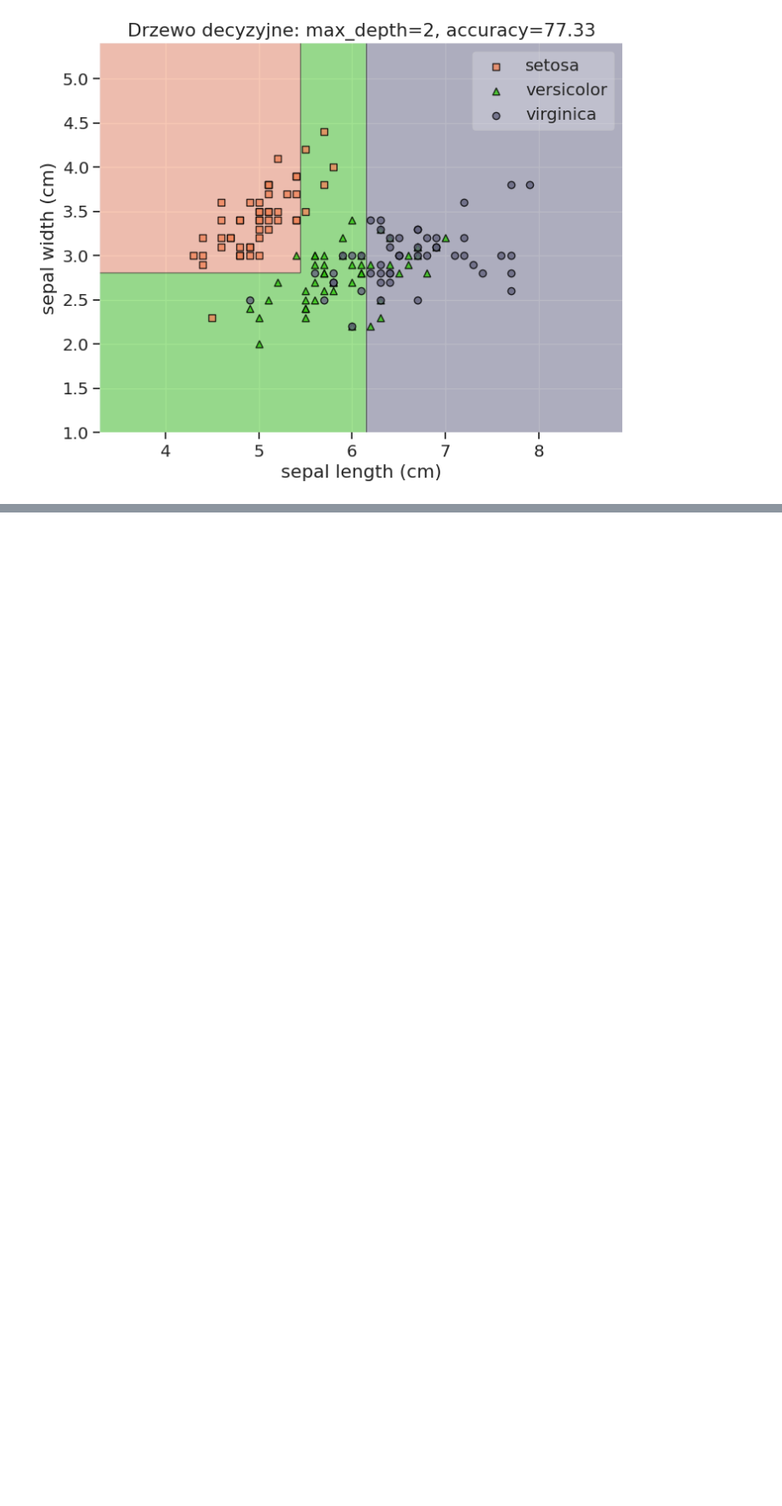
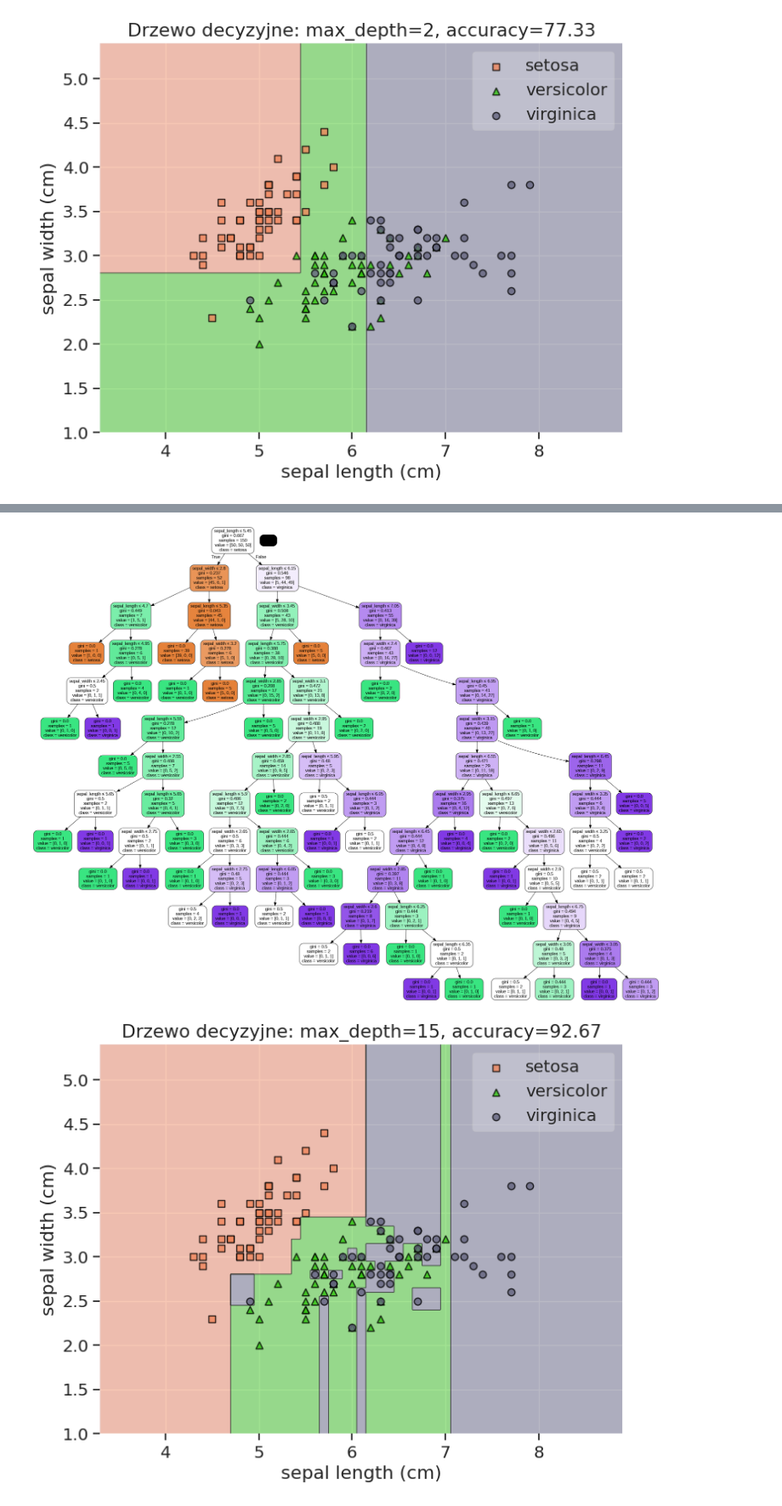
Before and after one commit to pawel-kowal/machine-learning, a Jupyter notebook: supervised/06_classification/04_decision_tree.ipynb, the cells around one changed output, grey strips where cells are left out. Shown at 85% size. Cells and saved outputs as stored; diff of their text form; code cells hidden in the pictures; blank space fills up the shorter version.

```diff
--- a/supervised/06_classification/04_decision_tree.ipynb
+++ b/supervised/06_classification/04_decision_tree.ipynb
@@ -191,0 +207,5 @@ make_decision_tree(max_depth=2)
+# %%
+make_decision_tree(max_depth=15)
+# %% [output]
+[figure, added]
+[figure, added]
```
Also changed, not shown: parts of 3 cells of this notebook.
